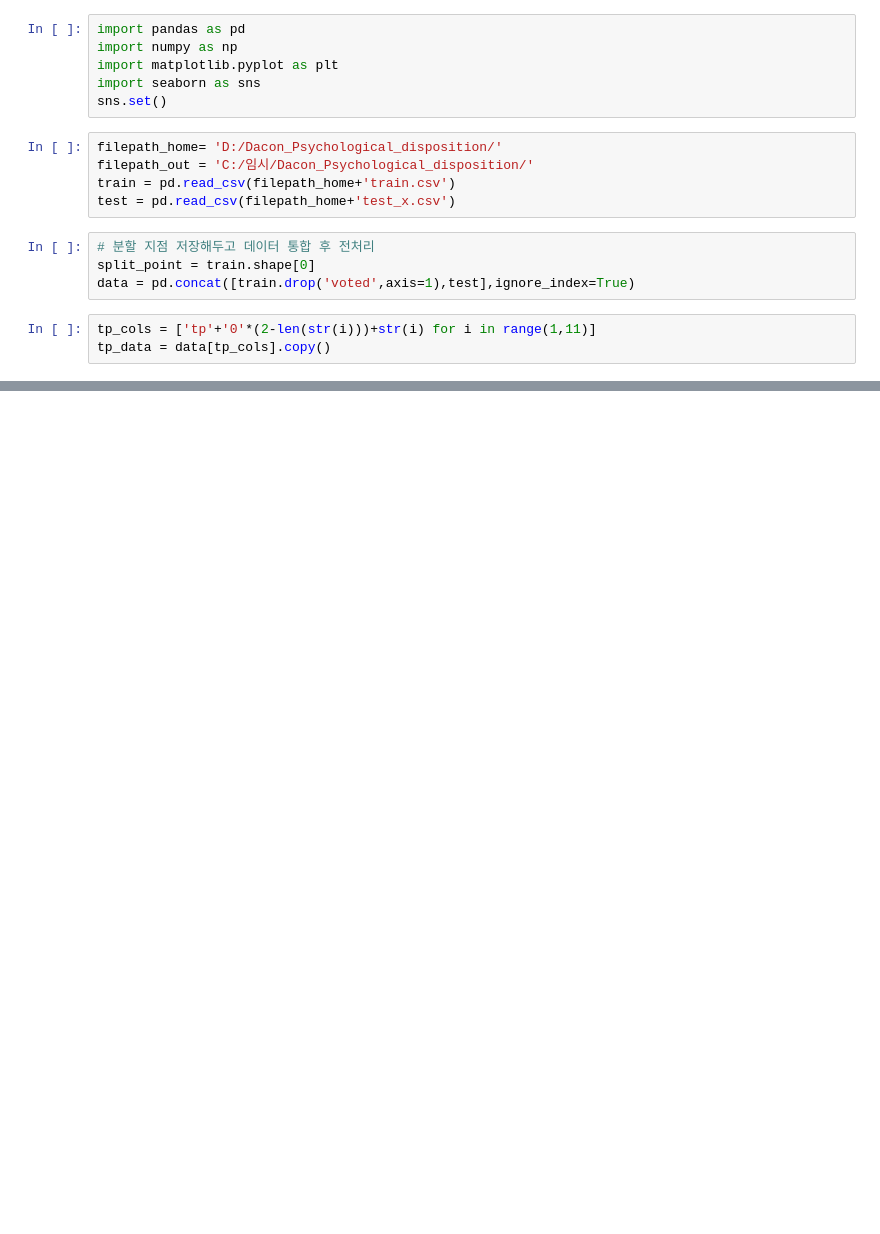
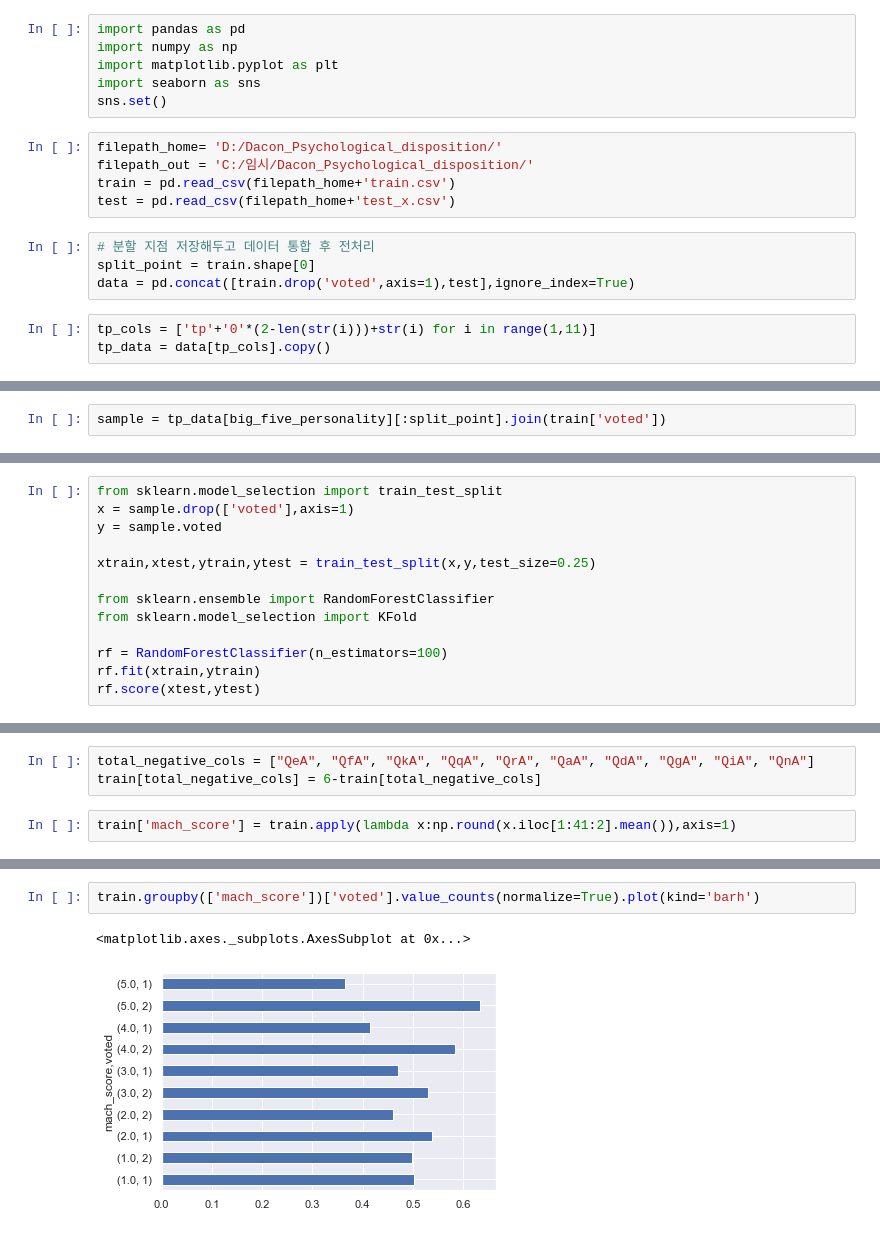
Before and after one commit to ineed-coffee/vote_prediction_from_Machiavellism_test, a Jupyter notebook: EDA/na/tpNA.ipynb, the cells around one changed output, grey strips where cells are left out. Saved outputs shown, nothing was run; the diff lists cells and outputs as text; blank space fills up the shorter version.

```diff
--- a/EDA/na/tpNA.ipynb
+++ b/EDA/na/tpNA.ipynb
@@ -38,0 +68,2 @@ tp_data.all_filled.sum()
+# %%
+sample = tp_data[big_five_personality][:split_point].join(train['voted'])
@@ -38,0 +91,13 @@ tp_data.all_filled.sum()
+# %%
+from sklearn.model_selection import train_test_split
+x = sample.drop(['voted'],axis=1)
+y = sample.voted
+
+xtrain,xtest,ytrain,ytest = train_test_split(x,y,test_size=0.25)
+
+from sklearn.ensemble import RandomForestClassifier
+from sklearn.model_selection import KFold
+
+rf = RandomForestClassifier(n_estimators=100)
+rf.fit(xtrain,ytrain)
+rf.score(xtest,ytest)
@@ -38,0 +210,5 @@ tp_data.all_filled.sum()
+# %%
+total_negative_cols = ["QeA", "QfA", "QkA", "QqA", "QrA", "QaA", "QdA", "QgA", "QiA", "QnA"]
+train[total_negative_cols] = 6-train[total_negative_cols]
+# %%
+train['mach_score'] = train.apply(lambda x:np.round(x.iloc[1:41:2].mean()),axis=1)
@@ -38,0 +224,5 @@ tp_data.all_filled.sum()
+# %%
+train.groupby(['mach_score'])['voted'].value_counts(normalize=True).plot(kind='barh')
+# %% [output]
+<matplotlib.axes._subplots.AxesSubplot at 0x...>
+[figure, added]
```
Also changed, not shown: parts of 25 cells of this notebook.
